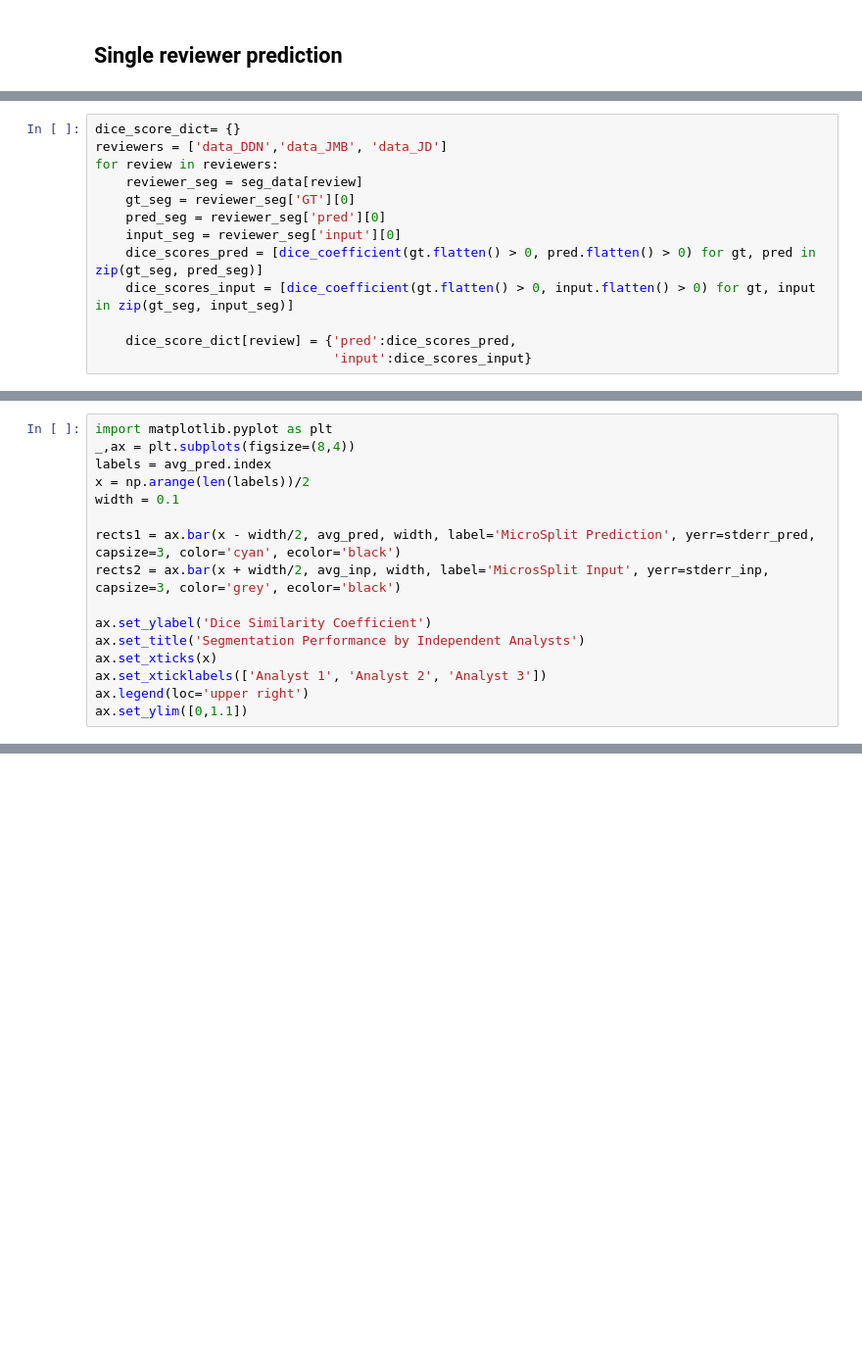
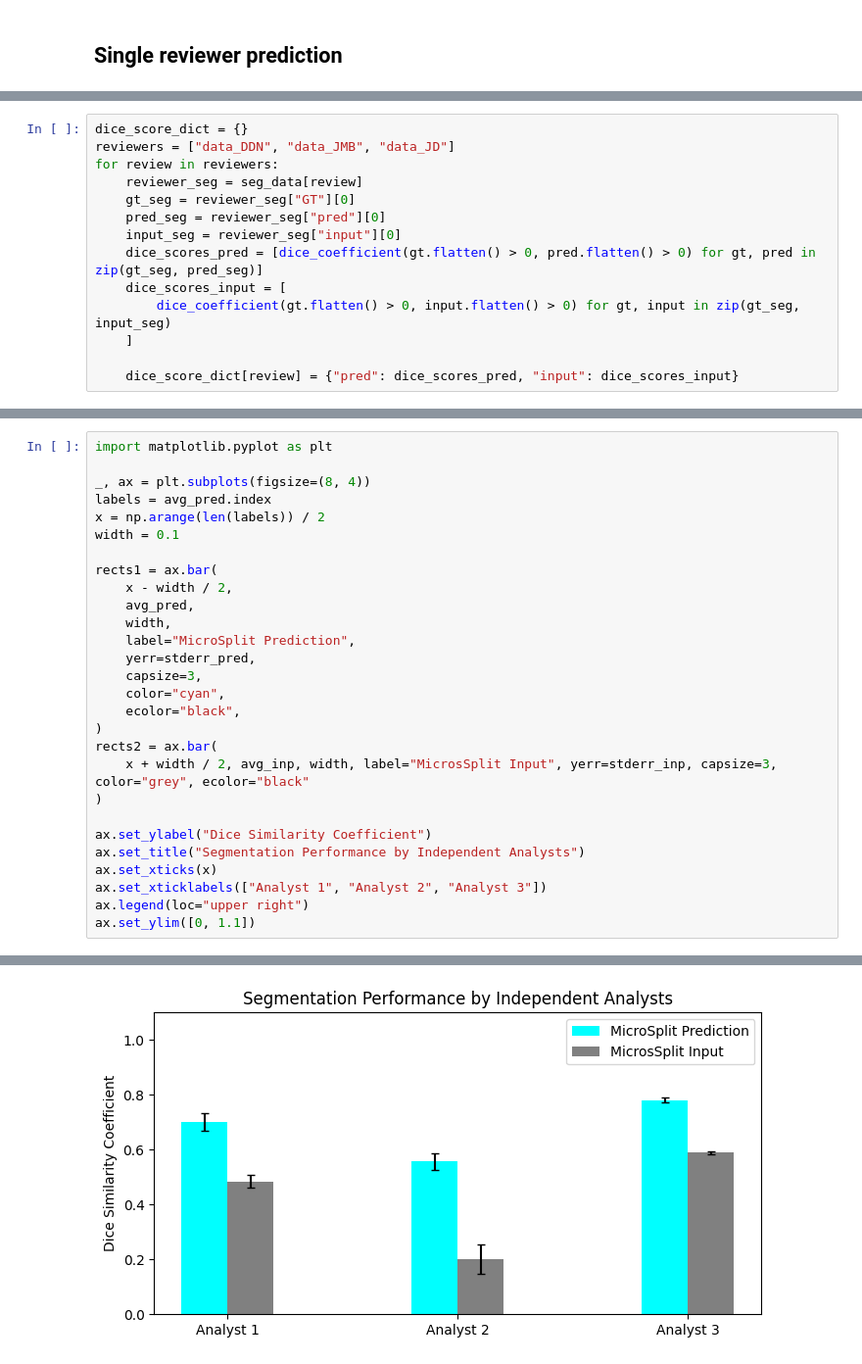
Before and after one commit to ashesh-0/Disentangle, a Jupyter notebook: disentangle/notebooks/naturemethods/segmentation_results_3analyst_D21.ipynb, the cells around one changed output, grey strips where cells are left out. Shown at 98% size. Cells and saved outputs as stored; diff of their text form; blank space fills up the shorter version.

```diff
--- a/disentangle/notebooks/naturemethods/segmentation_results_3analyst_D21.ipynb
+++ b/disentangle/notebooks/naturemethods/segmentation_results_3analyst_D21.ipynb
@@ -180,15 +233,16 @@ if save_to_file:
 # %%
-dice_score_dict= {}
-reviewers = ['data_DDN','data_JMB', 'data_JD']
+dice_score_dict = {}
+reviewers = ["data_DDN", "data_JMB", "data_JD"]
 for review in reviewers:
     reviewer_seg = seg_data[review]
-    gt_seg = reviewer_seg['GT'][0]
-    pred_seg = reviewer_seg['pred'][0]
-    input_seg = reviewer_seg['input'][0]
+    gt_seg = reviewer_seg["GT"][0]
+    pred_seg = reviewer_seg["pred"][0]
+    input_seg = reviewer_seg["input"][0]
     dice_scores_pred = [dice_coefficient(gt.flatten() > 0, pred.flatten() > 0) for gt, pred in zip(gt_seg, pred_seg)]
-    dice_scores_input = [dice_coefficient(gt.flatten() > 0, input.flatten() > 0) for gt, input in zip(gt_seg, input_seg)]
+    dice_scores_input = [
+        dice_coefficient(gt.flatten() > 0, input.flatten() > 0) for gt, input in zip(gt_seg, input_seg)
+    ]
 
-    dice_score_dict[review] = {'pred':dice_scores_pred,
-                               'input':dice_scores_input}
+    dice_score_dict[review] = {"pred": dice_scores_pred, "input": dice_scores_input}
 # %%
 import pandas as pd
@@ -202,16 +257,29 @@ stderr_inp = inp_df.std(axis=0)/np.sqrt(inp_df.shape[0])
 # %%
 import matplotlib.pyplot as plt
-_,ax = plt.subplots(figsize=(8,4))
+
+_, ax = plt.subplots(figsize=(8, 4))
 labels = avg_pred.index
-x = np.arange(len(labels))/2
+x = np.arange(len(labels)) / 2
 width = 0.1
 
-rects1 = ax.bar(x - width/2, avg_pred, width, label='MicroSplit Prediction', yerr=stderr_pred, capsize=3, color='cyan', ecolor='black')
-rects2 = ax.bar(x + width/2, avg_inp, width, label='MicrosSplit Input', yerr=stderr_inp, capsize=3, color='grey', ecolor='black')
+rects1 = ax.bar(
+    x - width / 2,
+    avg_pred,
+    width,
+    label="MicroSplit Prediction",
+    yerr=stderr_pred,
+    capsize=3,
+    color="cyan",
+    ecolor="black",
+)
+rects2 = ax.bar(
+    x + width / 2, avg_inp, width, label="MicrosSplit Input", yerr=stderr_inp, capsize=3, color="grey", ecolor="black"
+)
 
-ax.set_ylabel('Dice Similarity Coefficient')
-ax.set_title('Segmentation Performance by Independent Analysts')
+ax.set_ylabel("Dice Similarity Coefficient")
+ax.set_title("Segmentation Performance by Independent Analysts")
 ax.set_xticks(x)
-ax.set_xticklabels(['Analyst 1', 'Analyst 2', 'Analyst 3'])
-ax.legend(loc='upper right')
-ax.set_ylim([0,1.1])
+ax.set_xticklabels(["Analyst 1", "Analyst 2", "Analyst 3"])
+ax.legend(loc="upper right")
+ax.set_ylim([0, 1.1])
+# %% [output]
@@ -218,3 +287,4 @@ ax.set_ylim([0,1.1])
+[figure, added]
 # %%
 import pandas as pd
 
```
Also changed, not shown: parts of 18 cells of this notebook, 10 other files.
